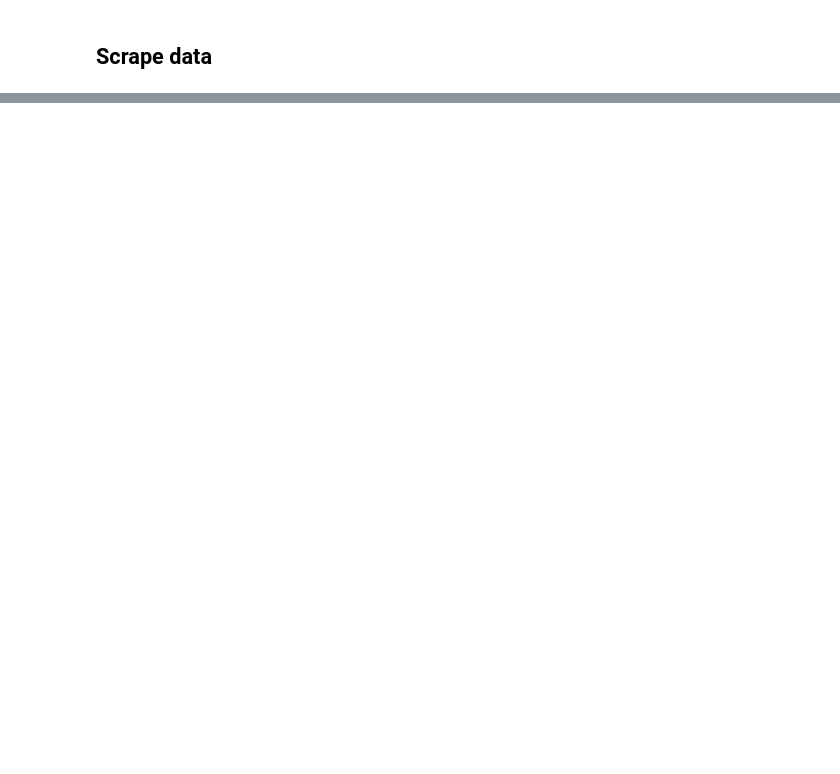
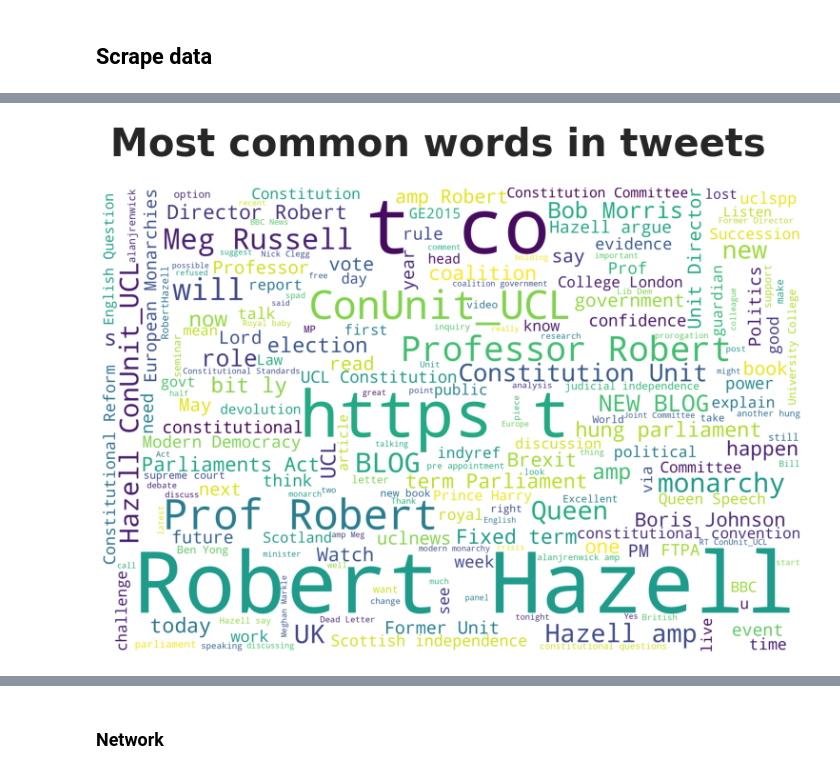
Before and after one commit to jaivinraj/comms-helper, a Jupyter notebook: notebooks/pipeline.ipynb, the cells around one changed output, grey strips where cells are left out. Cells and saved outputs as stored; diff of their text form; code cells hidden in the pictures; blank space fills up the shorter version.

Commit message:
Update pipeline with graph generation

```diff
--- a/notebooks/pipeline.ipynb
+++ b/notebooks/pipeline.ipynb
@@ -6,0 +32,4 @@ from comms_helper.data.scraping import scrape_tweets_to_df,scrape_tweets,scraped
+# %%
+sns.set_style("whitegrid")
+plt.rcParams["figure.figsize"] = (15, 9)
+plt.rcParams["figure.dpi"] = 90
@@ -70,0 +96,2 @@ plt.show()
+# %%
+df = df.set_index("id")
@@ -70,0 +214,7 @@ plt.show()
+# %%
+fig, ax = ser_to_fig_wordcloud(
+    df.content, random_state=RANDOM_STATE, title="Most common words in tweets"
+)
+fig.show()
+# %% [output]
+[figure, added]
@@ -70,0 +222,2 @@ plt.show()
+# %% [markdown]
+### Network
```
Also changed, not shown: parts of 49 cells of this notebook.
